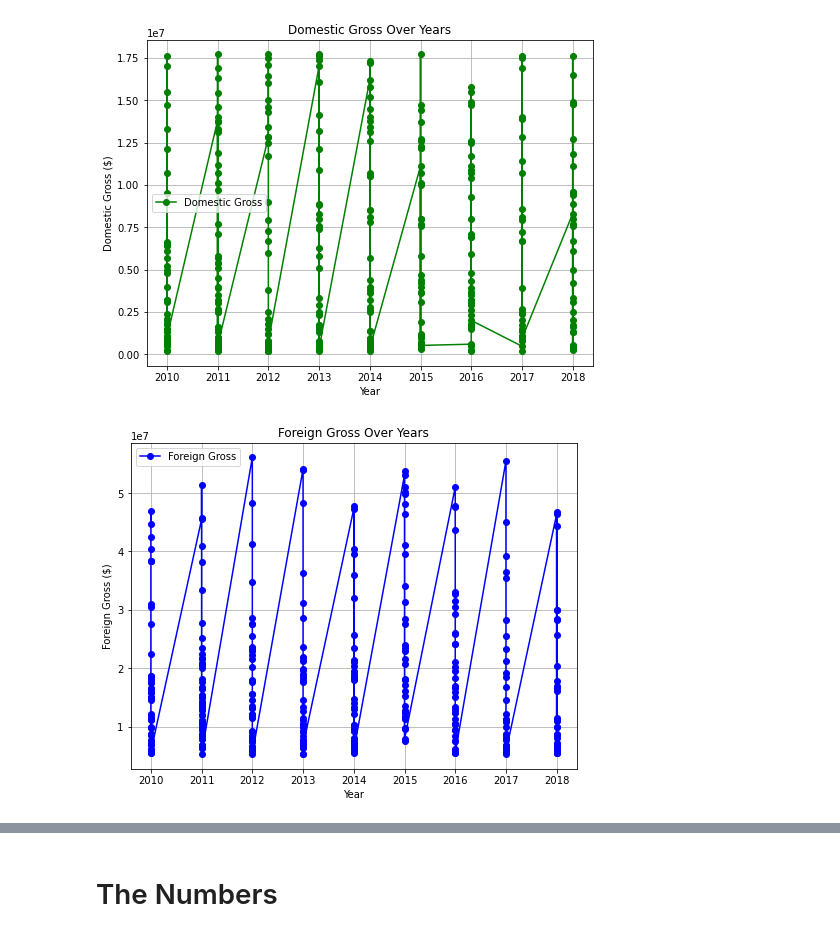
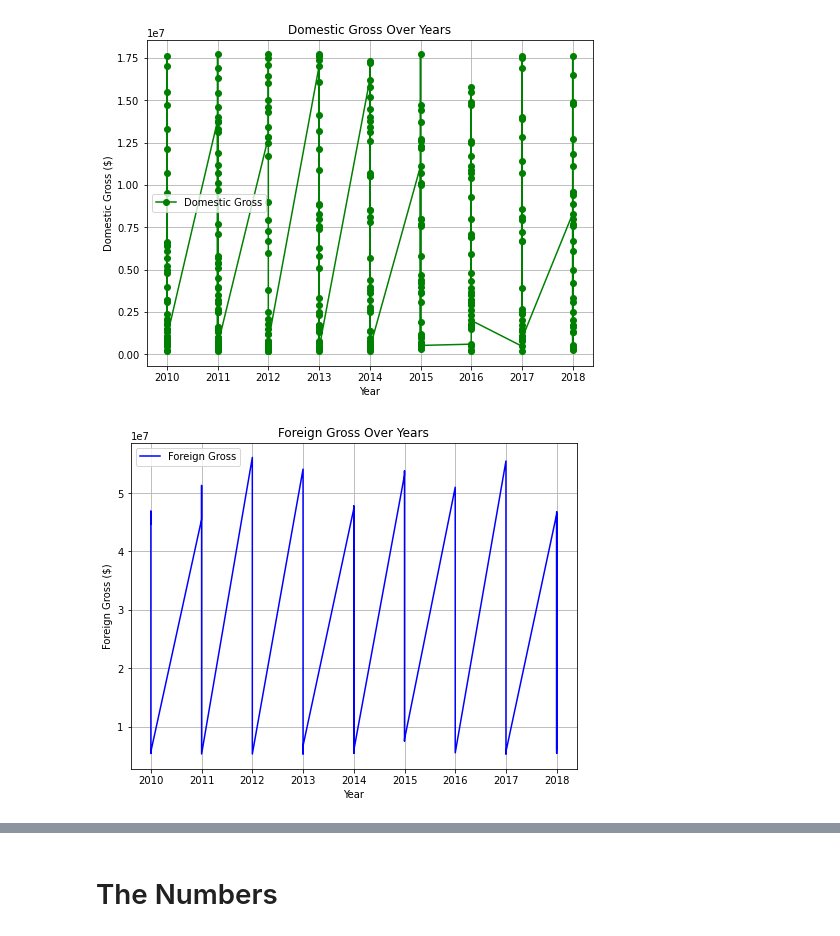
Before and after one commit to jakkkc/Microsoft_movies, a Jupyter notebook: student.ipynb, the cells around one changed output, grey strips where cells are left out. Saved outputs shown, nothing was run; the diff lists cells and outputs as text; code cells hidden in the pictures.

```diff
--- a/student.ipynb
+++ b/student.ipynb
@@ -307,12 +307,12 @@ plt.show();
 # %%
 # Create a linear plot
 plt.figure(figsize=(8, 6))
-plt.plot(bom["year"], bom["foreign_gross"], marker='o', color='b', label="Foreign Gross")
+plt.plot(bom["year"], bom["foreign_gross"], color='b', label="Foreign Gross")
 plt.xlabel("Year")
 plt.ylabel("Foreign Gross ($)")
 plt.title("Foreign Gross Over Years")
 plt.grid(True)
 plt.legend()
 plt.show();
 # %% [output]
-[figure, old version]
+[figure, new version]
```
Also changed, not shown: parts of 24 cells of this notebook, 2 other files.
